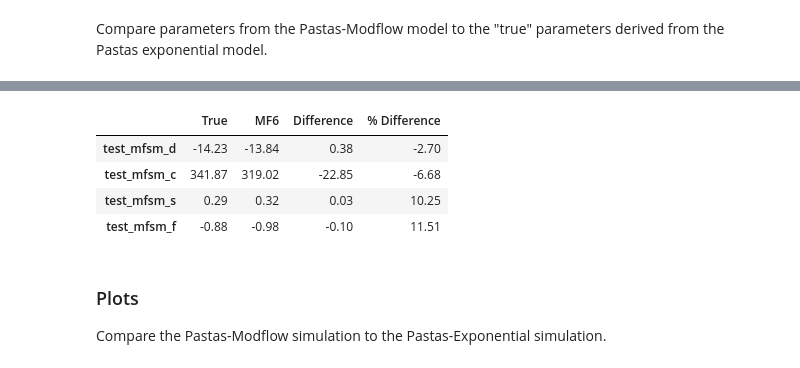
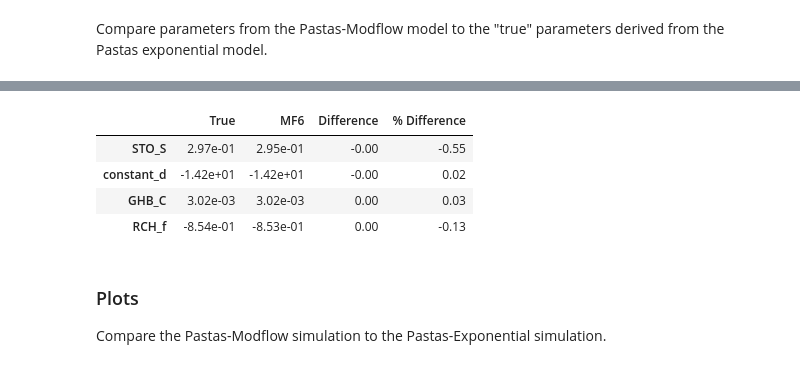
Before and after one commit to pastas/pastas-plugins, a Jupyter notebook: docs/examples/modflow.ipynb, the cells around one changed output, grey strips where cells are left out. Drawn from its saved outputs; the diff is of its cells as text; code cells hidden in the pictures.

```diff
--- a/docs/examples/modflow.ipynb
+++ b/docs/examples/modflow.ipynb
@@ -32 +23,5 @@ if not os.path.isfile(mf6_exe):
+# %%
+ppmf.set_log_level(logging.ERROR)
+
+ps.set_use_cache(True)
 # %% [markdown]
@@ -185,0 +132,19 @@ Response tmax for 'test_mfsm' > than calibration period.
+# %%
+ml = ps.Model(head)
+ml.settings["warmup"] = pd.Timedelta(days=4 * 365)
+mfml = ppmf.ModflowModel(
+    model=ml,
+    exe_name=bindir / "mf6",
+    sim_ws=Path("mftest"),
+    silent=True,
+)
+ghb = ppmf.ModflowGhb()
+rch = ppmf.ModflowRch(prec, evap)
+mfml.add_modflow_package([ghb, rch])
+ml.add_stressmodel(mfml)
+ml.set_parameter("GHB_C", initial=1 / mlexp_c_i)
+ml.set_parameter("STO_S", initial=mlexp_s_i)
+ml.set_parameter("RCH_f", initial=mlexp_f_i)
+
+with SolveTimer() as t:
+    ml.solve(diff_step=1e-4, callback=t.timer)
@@ -219,20 +212,35 @@ the Pastas exponential model.
 # %%
 comparison = pd.DataFrame(
     {
-        "True": mlexpmf.parameters["initial"].values,
+        "True": np.full_like(ml.parameters["optimal"].values, np.nan),
         "MF6": ml.parameters["optimal"].values,
     },
     index=ml.parameters.index,
 )
+comparison.loc["GHB_C", "True"] = 1 / mlexp.parameters.loc["rch_A", "optimal"]
+comparison.loc["STO_S", "True"] = (
+    mlexp.parameters.loc["rch_a", "optimal"] / mlexp.parameters.loc["rch_A", "optimal"]
+)
+comparison.loc["RCH_f", "True"] = mlexp.parameters.loc["rch_f", "optimal"]
+comparison.loc["constant_d", "True"] = mlexp.parameters.loc["constant_d", "optimal"]
+
+
 comparison["Difference"] = comparison["MF6"] - comparison["True"]
 comparison["% Difference"] = (comparison["Difference"] / comparison["True"]) * 100
-comparison.style.format(precision=2)
+comparison.iloc[1:].style.format(
+    {
+        "True": "{:.2e}",
+        "MF6": "{:.2e}",
+        "Difference": "{:.2f}",
+        "% Difference": "{:.2f}",
+    }
+)  # do not show H
 # %% [output]
 |  | True | MF6 | Difference | % Difference |
-| test_mfsm_d | -14.23 | -13.84 | 0.38 | -2.70 |
-| test_mfsm_c | 341.87 | 319.02 | -22.85 | -6.68 |
-| test_mfsm_s | 0.29 | 0.32 | 0.03 | 10.25 |
-| test_mfsm_f | -0.88 | -0.98 | -0.10 | 11.51 |
+| STO_S | 2.97e-01 | 2.95e-01 | -0.00 | -0.55 |
+| constant_d | -1.42e+01 | -1.42e+01 | -0.00 | 0.02 |
+| GHB_C | 3.02e-03 | 3.02e-03 | 0.00 | 0.03 |
+| RCH_f | -8.54e-01 | -8.53e-01 | 0.00 | -0.13 |
 # %% [markdown]
 ### Plots
 
```
Also changed, not shown: parts of 20 cells of this notebook, 2 other files.
